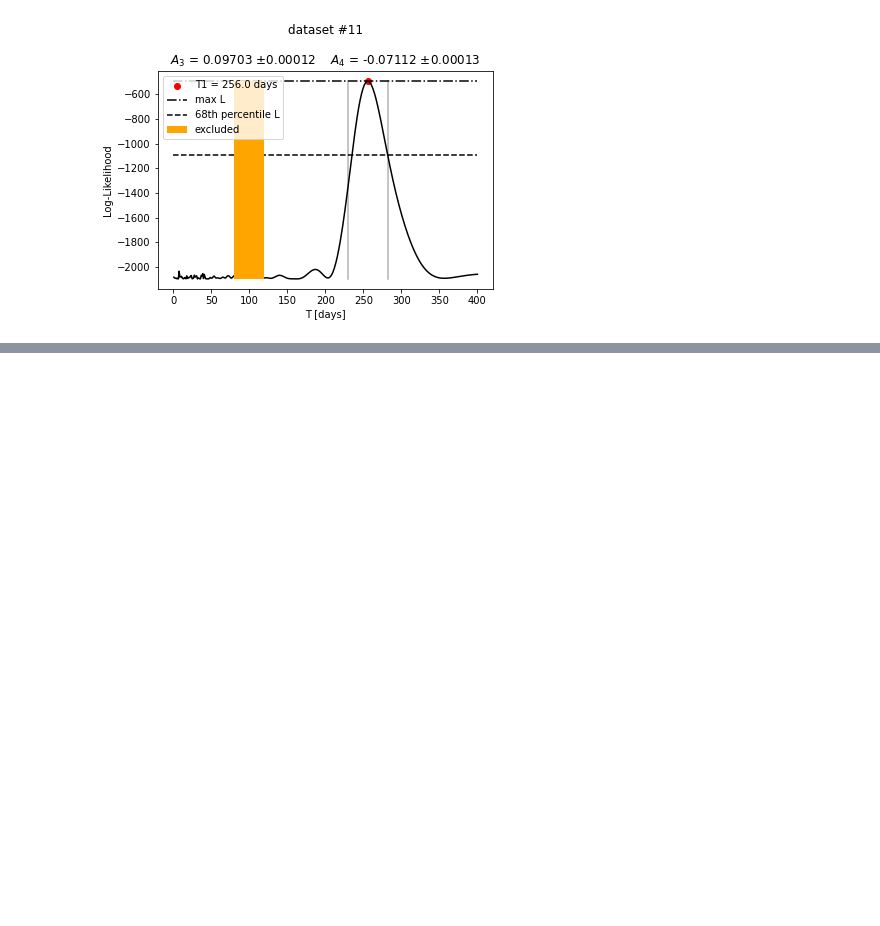
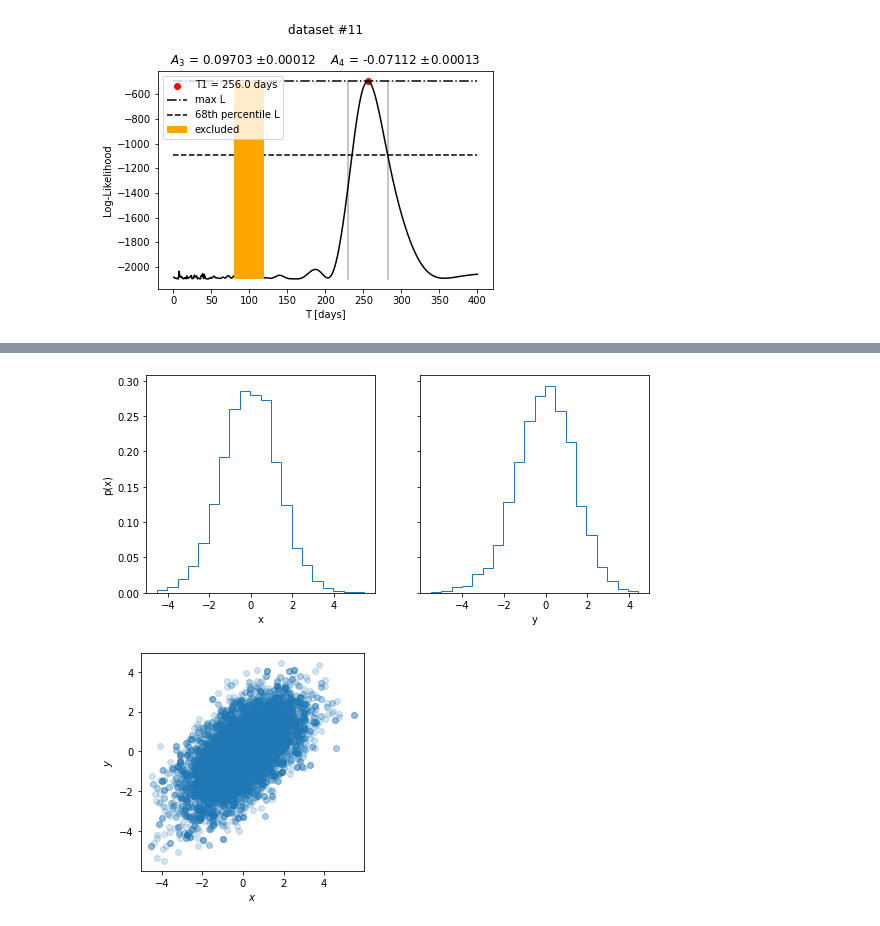
Before and after one commit to jabacousnac/Data-Science-for-Physics-Homework, a Jupyter notebook: pset03_MCMC_and_Uncertainty_Estimation.ipynb, the cells around one changed output, grey strips where cells are left out. Saved outputs shown, nothing was run; the diff lists cells and outputs as text; code cells hidden in the pictures; blank space fills up the shorter version.

```diff
--- a/pset03_MCMC_and_Uncertainty_Estimation.ipynb
+++ b/pset03_MCMC_and_Uncertainty_Estimation.ipynb
@@ -177,0 +233,36 @@ uncertainty in T = 26.0 days
+# %%
+#Do sampling for bi-variate gaussian
+
+mu1, mu2, sigma1, sigma2 = 0, 0, np.sqrt(2), np.sqrt(2)
+rho = 1.2/(sigma1*sigma2)
+
+x = 0 #seed
+y = 0
+xlist = [x]
+ylist = [y]
+while len(xlist) & len(ylist) <10000:
+    x_prime = np.random.normal(loc=x)
+    y_prime = np.random.normal(loc=y)
+    r = np.random.uniform()
+    xi = np.min((bi_gaussian(x_prime, y_prime, mu1, mu2, sigma1, sigma2, rho)/\
+                 bi_gaussian(x, y, mu1, mu2, sigma1, sigma2, rho),1))
+    if xi>r: #accept
+        x = x_prime
+        y = y_prime
+    xlist.append(x)
+    ylist.append(y)
+
+fig,ax = plt.subplots(1,2,sharey = True, figsize = (9,4))
+ax[0].hist(xlist, bins = 20, density = True, histtype=u'step')
+ax[1].hist(ylist, bins = 20, density = True, histtype=u'step')
+ax[0].set_xlabel(r'x')
+ax[1].set_xlabel(r'y')
+_=ax[0].set_ylabel(r'p(x)')
+
+fig,ax = plt.subplots(figsize = (4,4))
+ax.scatter(xlist, ylist, alpha = 0.2)
+ax.set_xlabel(r'$x$')
+_=ax.set_ylabel(r'$y$')
+# %% [output]
+[figure, added]
+[figure, added]
```
Also changed, not shown: parts of 8 cells of this notebook.
